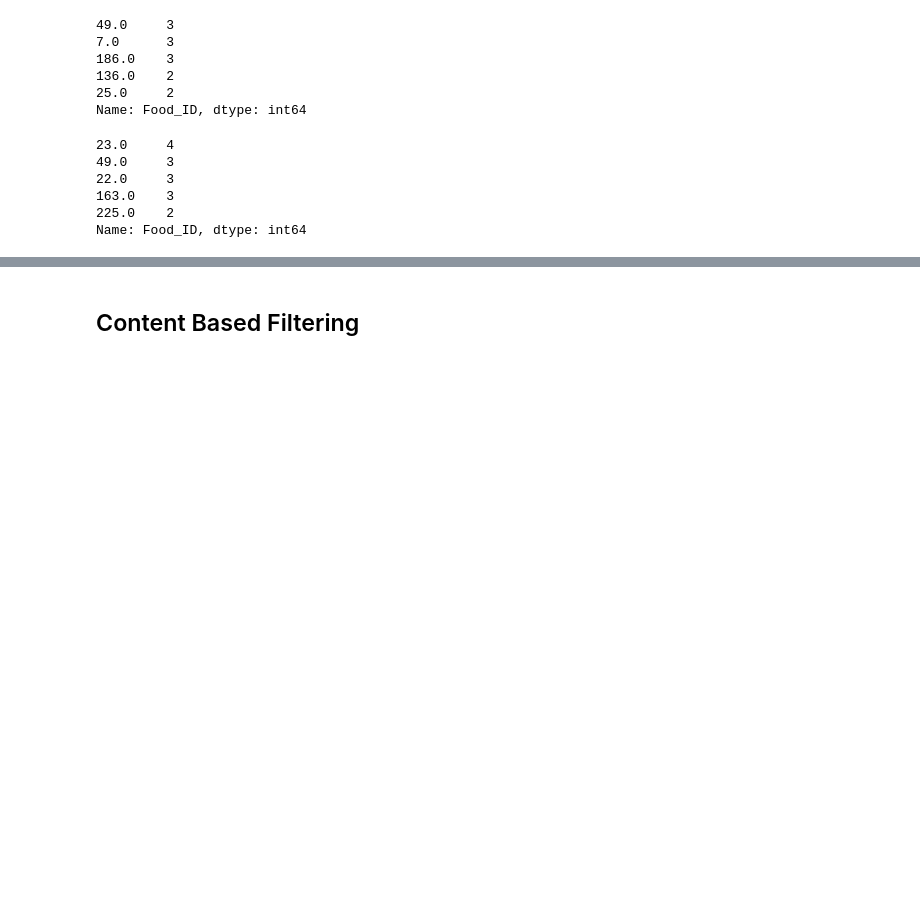
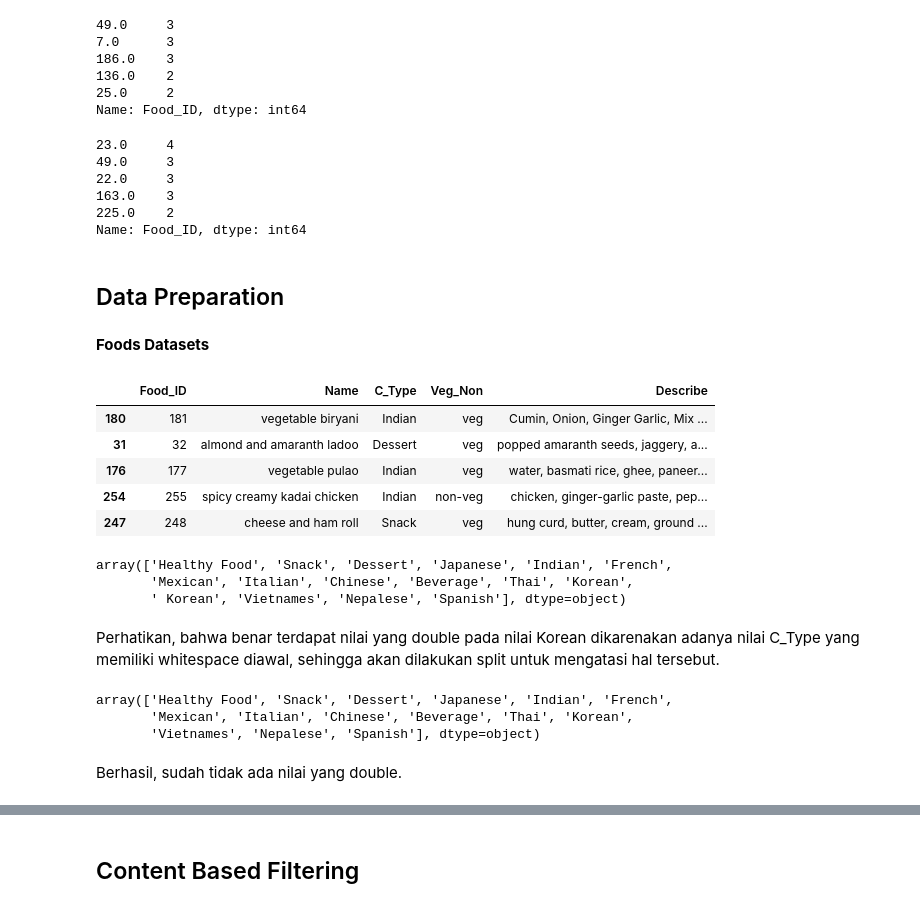
Before and after one commit to mfathul21/food-recommendations, a Jupyter notebook: Proyek_Akhir_Food_Recomendations_System.ipynb, the cells around one changed output, grey strips where cells are left out. Saved outputs shown, nothing was run; the diff lists cells and outputs as text; code cells hidden in the pictures; blank space fills up the shorter version.

```diff
--- a/Proyek_Akhir_Food_Recomendations_System.ipynb
+++ b/Proyek_Akhir_Food_Recomendations_System.ipynb
@@ -252,3 +268,33 @@ rate_down['Food_ID'].value_counts().head(5)
 163.0    3
 225.0    2
 Name: Food_ID, dtype: int64
+# %% [markdown]
+## Data Preparation
+# %% [markdown]
+**Foods Datasets**
+# %%
+foods.sample(5)
+# %% [output]
+|  | Food_ID | Name | C_Type | Veg_Non | Describe |
+| 180 | 181 | vegetable biryani | Indian | veg | Cumin, Onion, Ginger Garlic, Mix ... |
+| 31 | 32 | almond and amaranth ladoo | Dessert | veg | popped amaranth seeds, jaggery, a... |
+| 176 | 177 | vegetable pulao | Indian | veg | water, basmati rice, ghee, paneer... |
+| 254 | 255 | spicy creamy kadai chicken | Indian | non-veg | chicken, ginger-garlic paste, pep... |
+| 247 | 248 | cheese and ham roll | Snack | veg | hung curd, butter, cream, ground ... |
+# %%
+foods['C_Type'].unique()
+# %% [output]
+array(['Healthy Food', 'Snack', 'Dessert', 'Japanese', 'Indian', 'French',
+       'Mexican', 'Italian', 'Chinese', 'Beverage', 'Thai', 'Korean',
+       ' Korean', 'Vietnames', 'Nepalese', 'Spanish'], dtype=object)
+# %% [markdown]
+Perhatikan, bahwa benar terdapat nilai yang double pada nilai Korean dikarenakan adanya nilai C_Type yang memiliki whitespace diawal, sehingga akan dilakukan split untuk mengatasi hal tersebut.
+# %%
+foods['C_Type'] = foods['C_Type'].apply(lambda x: ' '.join(x.split()))
+foods['C_Type'].unique()
+# %% [output]
+array(['Healthy Food', 'Snack', 'Dessert', 'Japanese', 'Indian', 'French',
+       'Mexican', 'Italian', 'Chinese', 'Beverage', 'Thai', 'Korean',
+       'Vietnames', 'Nepalese', 'Spanish'], dtype=object)
+# %% [markdown]
+Berhasil, sudah tidak ada nilai yang double.
```
Also changed, not shown: parts of 67 cells of this notebook.
